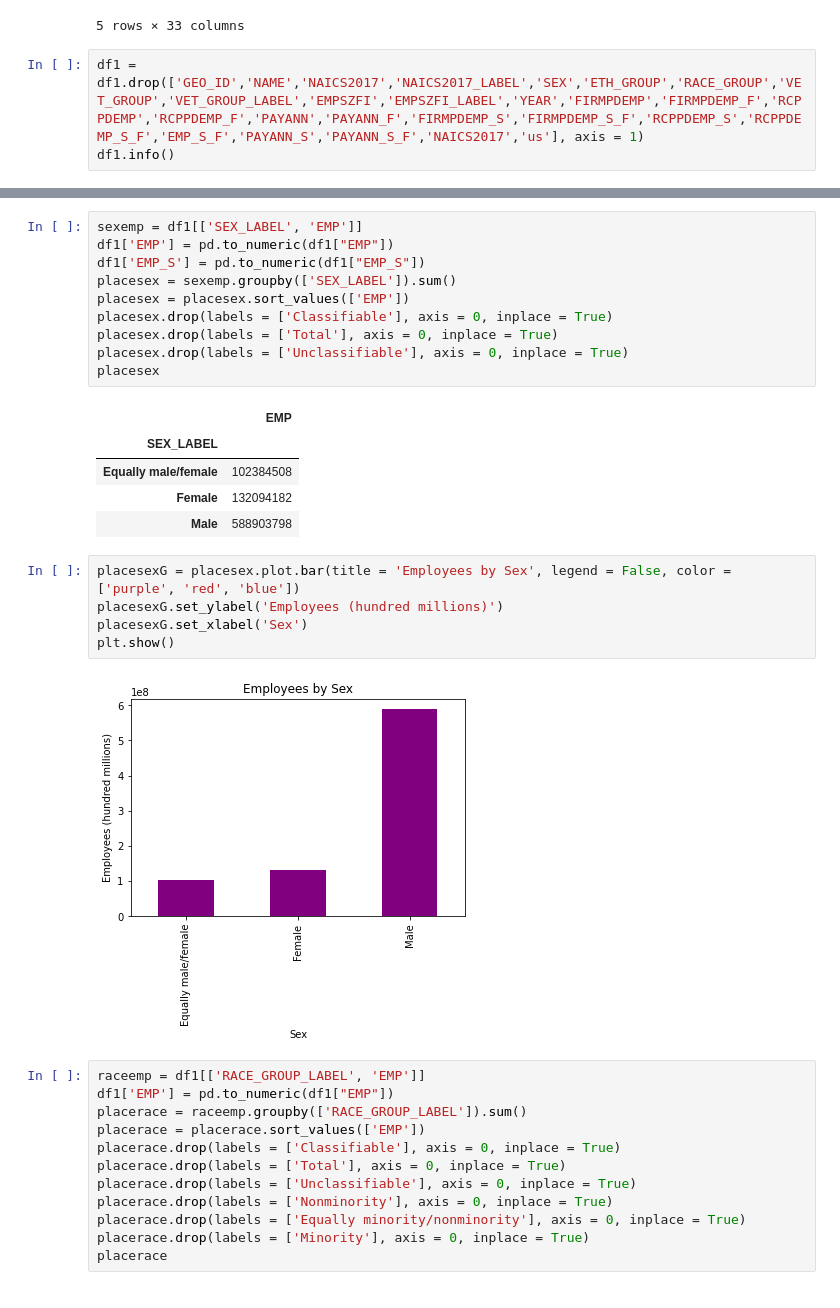
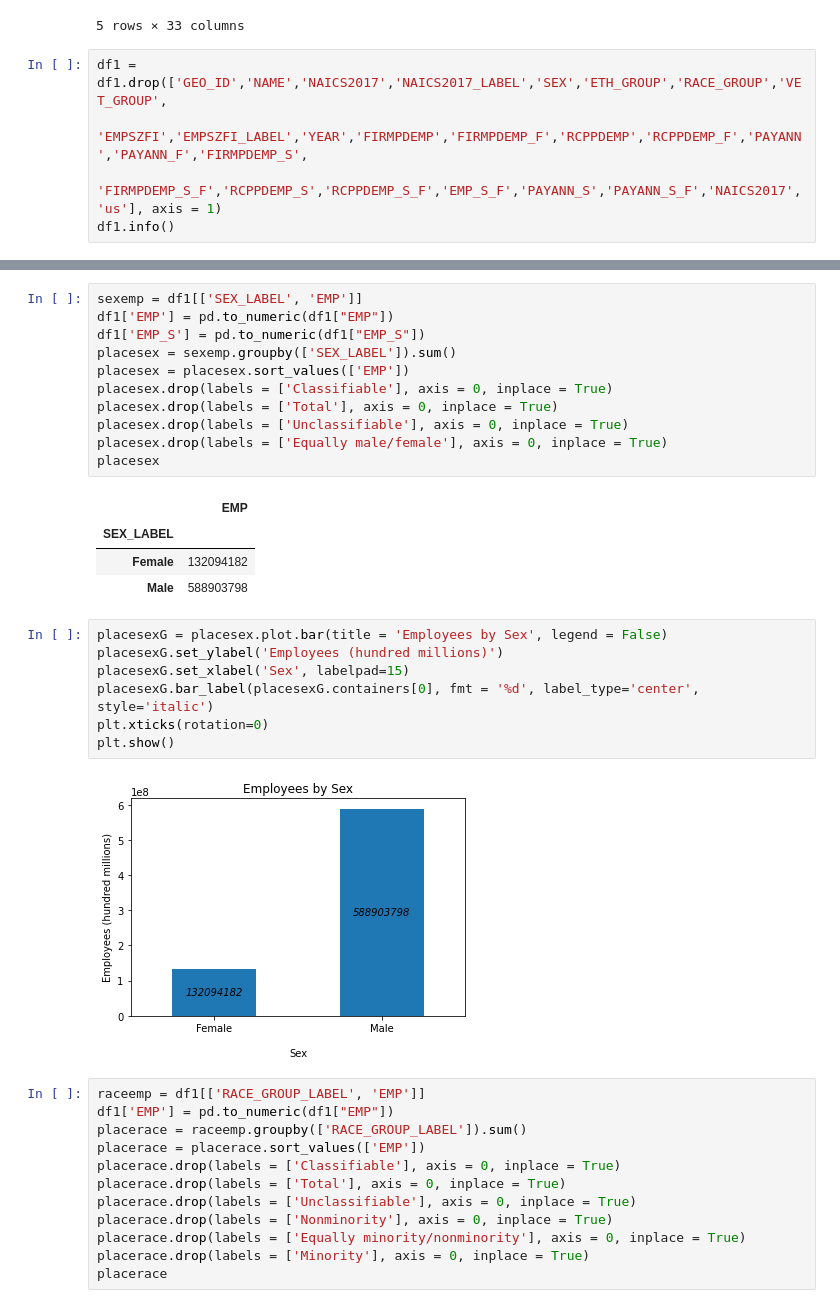
Before and after one commit to czn0023/CensusAPI, a Jupyter notebook: Visualizations.ipynb, the cells around one changed output, grey strips where cells are left out. Drawn from its saved outputs; the diff is of its cells as text.

```diff
--- a/Visualizations.ipynb
+++ b/Visualizations.ipynb
@@ -71,7 +71,9 @@ memory usage: 303.3+ KB
 | 5 | 0100000US | United States | 00 | Total for all sectors | 002 | Female | 020 | Hispanic | ... |
 5 rows × 33 columns
 # %%
-df1 = df1.drop(['GEO_ID','NAME','NAICS2017','NAICS2017_LABEL','SEX','ETH_GROUP','RACE_GROUP','VET_GROUP','VET_GROUP_LABEL','EMPSZFI','EMPSZFI_LABEL','YEAR','FIRMPDEMP','FIRMPDEMP_F','RCPPDEMP','RCPPDEMP_F','PAYANN','PAYANN_F','FIRMPDEMP_S','FIRMPDEMP_S_F','RCPPDEMP_S','RCPPDEMP_S_F','EMP_S_F','PAYANN_S','PAYANN_S_F','NAICS2017','us'], axis = 1)
+df1 = df1.drop(['GEO_ID','NAME','NAICS2017','NAICS2017_LABEL','SEX','ETH_GROUP','RACE_GROUP','VET_GROUP',
+                'EMPSZFI','EMPSZFI_LABEL','YEAR','FIRMPDEMP','FIRMPDEMP_F','RCPPDEMP','RCPPDEMP_F','PAYANN','PAYANN_F','FIRMPDEMP_S',
+                'FIRMPDEMP_S_F','RCPPDEMP_S','RCPPDEMP_S_F','EMP_S_F','PAYANN_S','PAYANN_S_F','NAICS2017','us'], axis = 1)
 df1.info()
 # %% [output]
 <class 'pandas.core.frame.DataFrame'>
@@ -96,20 +99,22 @@ placesex = placesex.sort_values(['EMP'])
 placesex.drop(labels = ['Classifiable'], axis = 0, inplace = True)
 placesex.drop(labels = ['Total'], axis = 0, inplace = True)
 placesex.drop(labels = ['Unclassifiable'], axis = 0, inplace = True)
+placesex.drop(labels = ['Equally male/female'], axis = 0, inplace = True)
 placesex
 # %% [output]
 |  | EMP |
 | SEX_LABEL |  |
-| Equally male/female | 102384508 |
 | Female | 132094182 |
 | Male | 588903798 |
 # %%
-placesexG = placesex.plot.bar(title = 'Employees by Sex', legend = False, color = ['purple', 'red', 'blue'])
+placesexG = placesex.plot.bar(title = 'Employees by Sex', legend = False)
 placesexG.set_ylabel('Employees (hundred millions)')
-placesexG.set_xlabel('Sex')
+placesexG.set_xlabel('Sex', labelpad=15)
+placesexG.bar_label(placesexG.containers[0], fmt = '%d', label_type='center', style='italic')
+plt.xticks(rotation=0)
 plt.show()
 # %% [output]
-[figure, old version]
+[figure, new version]
 # %%
 raceemp = df1[['RACE_GROUP_LABEL', 'EMP']]
 df1['EMP'] = pd.to_numeric(df1["EMP"])
```
Also changed, not shown: parts of 7 cells of this notebook, 1 other file.
